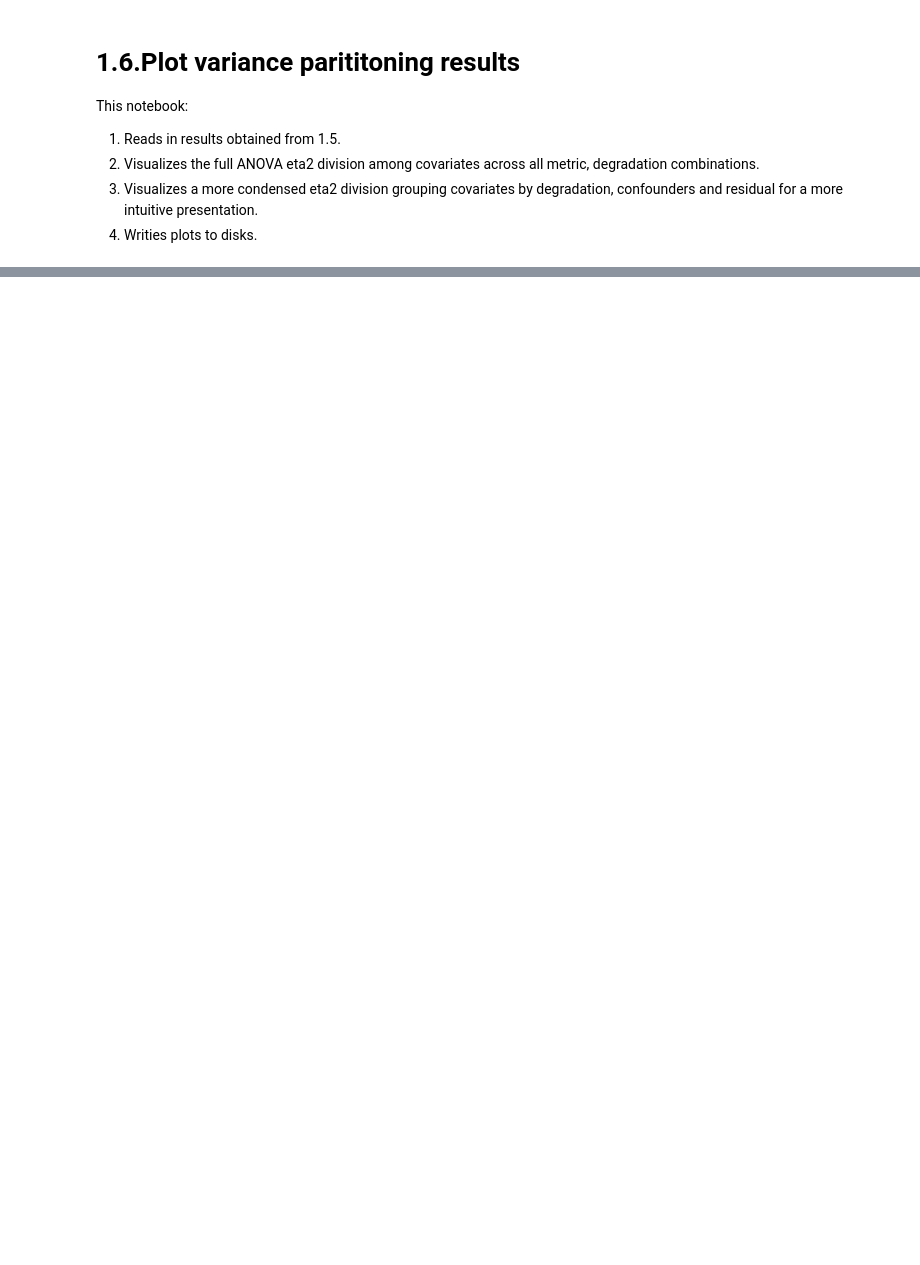
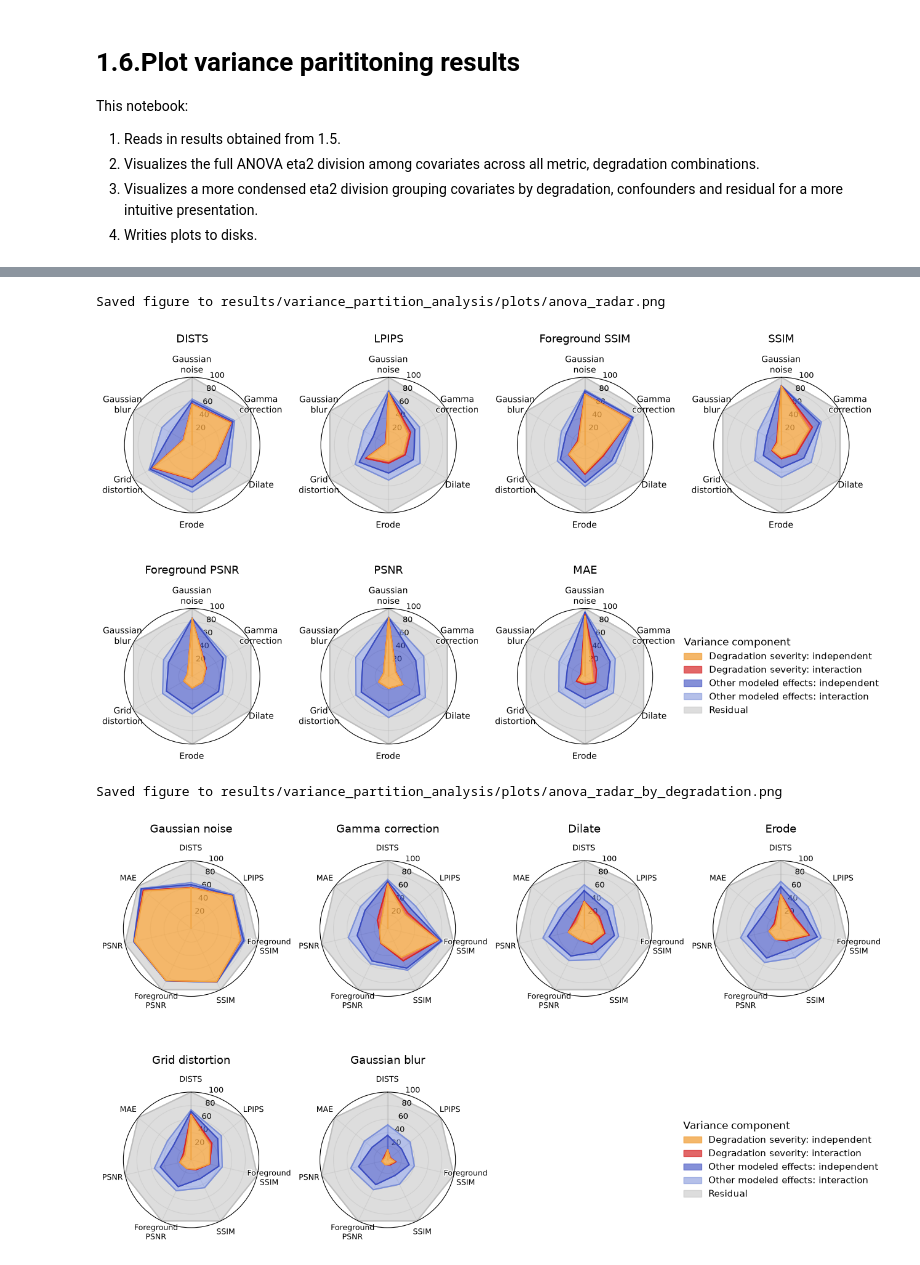
Before and after one commit to WayScience/virtual_staining_metric_analysis, a Jupyter notebook: 1.image_degradation_simulation/1.6.visualize_variance_parition.ipynb, the cells around one changed output, grey strips where cells are left out. Cells and saved outputs as stored; diff of their text form; code cells hidden in the pictures; blank space fills up the shorter version.

```diff
--- a/1.image_degradation_simulation/1.6.visualize_variance_parition.ipynb
+++ b/1.image_degradation_simulation/1.6.visualize_variance_parition.ipynb
@@ -214,0 +207,78 @@ Saved figure to results/variance_partition_analysis/plots/anova_radar.png
+# %%
+RADAR_COMPONENTS = {
+    "severity_independent": {
+        "columns": ["parameter_value"],
+        "color": "#F1A340",
+        "label": "Degradation severity: independent",
+        "alpha": 0.78,
+    },
+    "severity_interaction": {
+        "columns": [
+            "parameter_value:seeding_density",
+            "parameter_value:cell_line",
+            "parameter_value:channel",
+        ],
+        "color": "#D62728",
+        "label": "Degradation severity: interaction",
+        "alpha": 0.70,
+    },
+    "other_known_independent": {
+        "columns": [
+            "cell_line",
+            "seeding_density",
+            "channel",
+        ],
+        "color": "#3B4CC0",
+        "label": "Other modeled effects: independent",
+        "alpha": 0.62,
+    },
+    "other_known_interaction": {
+        "columns": [
+            "cell_line:seeding_density",
+            "cell_line:channel",
+            "seeding_density:channel",
+        ],
+        "color": "#7B8FD8",
+        "label": "Other modeled effects: interaction",
+        "alpha": 0.56,
+    },
+    "residual": {
+        "columns": ["Residual"],
+        "color": "#BDBDBD",
+        "label": "Residual",
+        "alpha": 0.50,
+    },
+}
+
+RADAR_METRIC_LABELS = {
+    **METRIC_LABELS,
+    "foreground_ssim": "Foreground\nSSIM",
+    "foreground_psnr": "Foreground\nPSNR",
+}
+
+_ = plot_anova_radar(
+    variance_partition_df,
+    component_specs=RADAR_COMPONENTS,
+    metric_order=METRIC_ORDER,
+    metric_labels=RADAR_METRIC_LABELS,
+    transform_order=TRANSFORM_ORDER,
+    transform_labels=TRANSFORM_LABELS,
+    output_path=plot_dir / "anova_radar.png",
+    show=True,
+)
+
+_ = plot_anova_radar_by_degradation(
+    variance_partition_df,
+    component_specs=RADAR_COMPONENTS,
+    metric_order=METRIC_ORDER,
+    metric_labels=RADAR_METRIC_LABELS,
+    transform_order=TRANSFORM_ORDER,
+    transform_labels=TRANSFORM_LABELS,
+    output_path=plot_dir / "anova_radar_by_degradation.png",
+    show=True,
+)
+# %% [output]
+Saved figure to results/variance_partition_analysis/plots/anova_radar.png
+[figure, added]
+Saved figure to results/variance_partition_analysis/plots/anova_radar_by_degradation.png
+[figure, added]
```
Also changed, not shown: parts of 7 cells of this notebook, 9 other files.
